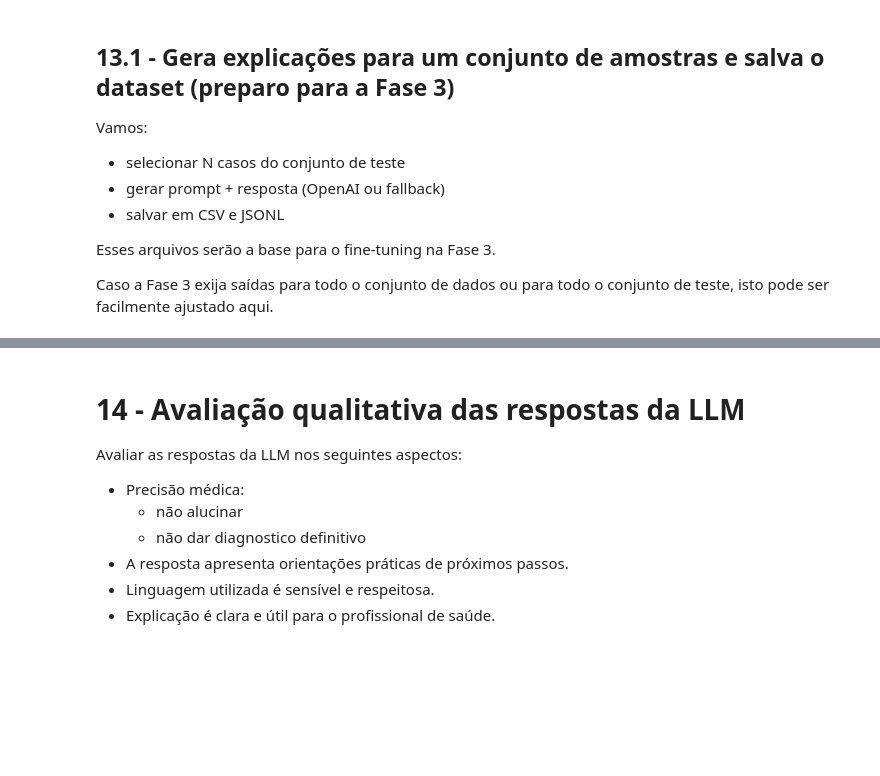
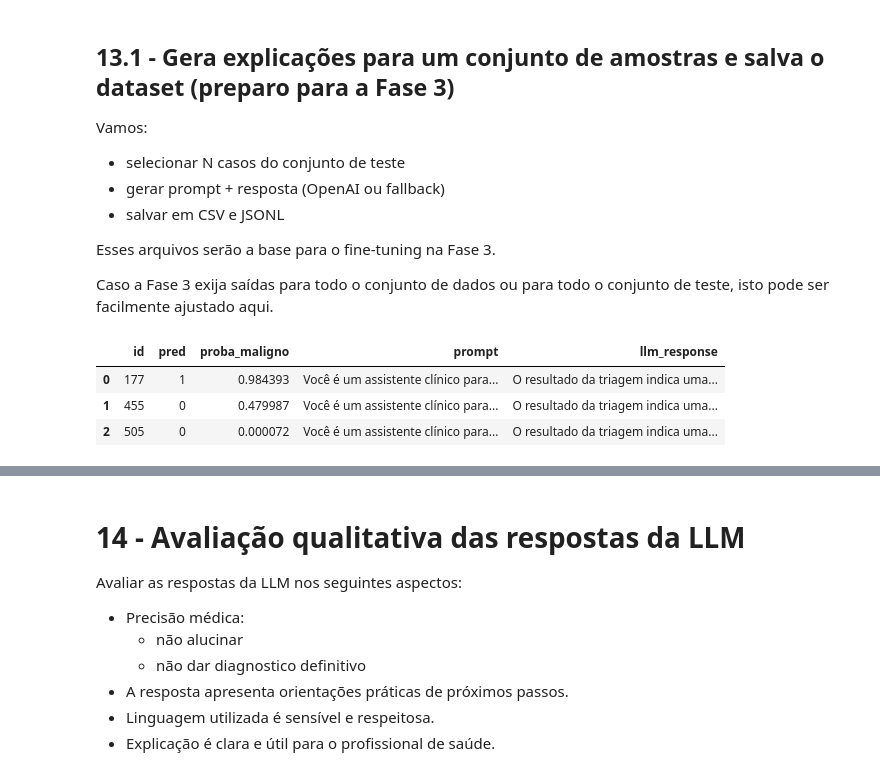
Before and after one commit to marceloklotz/breast-cancer-fiap-segunda-fase, a Jupyter notebook: FIAP_Fase_2.ipynb, the cells around one changed output, grey strips where cells are left out. Cells and saved outputs as stored; diff of their text form; code cells hidden in the pictures; blank space fills up the shorter version.

```diff
--- a/FIAP_Fase_2.ipynb
+++ b/FIAP_Fase_2.ipynb
@@ -1052,15 +1131,8 @@ def llm_explain_openai(prompt: str, model: str = "gpt-4o-mini") -> str:
 
     """Chamada OpenAI. Requer API key salva em OPENAI_API_KEY."""
 
-    # Recupera a chave configurada no painel "Secrets"
-try:
-    OPENAI_API_KEY = userdata.get('OPENAI_API_KEY')
-except userdata.SecretNotFoundError:
-    print("Erro: A chave 'OPENAI_API_KEY' não foi encontrada no menu Secrets.")
-except userdata.NotebookAccessError:
-    print("Erro: O acesso ao Secret não foi autorizado. Ative a chave seletora no menu lateral.")
-
     # Instancia o cliente da OpenAI usando a chave OPENAI_API_KEY.
+    # A chave OPENAI_API_KEY já é definida e verificada globalmente em uma célula anterior.
     client = OpenAI(api_key=OPENAI_API_KEY)
 
     # Envia o prompt para o modelo especificado e solicita uma resposta.
@@ -1084,57 +1156,48 @@ Esses arquivos serão a base para o fine-tuning na Fase 3.
 
 Caso a Fase 3 exija saídas para todo o conjunto de dados ou para todo o conjunto de teste, isto pode ser facilmente ajustado aqui.
 # %%
-# Define o número máximo de amostras que serão enviadas para geração de explicações pela LLM.
-N_SAMPLES = 25  # ajuste conforme necessidade
+import openai
+import os
 
+# Repassa a chave recuperada para o ambiente do sistema e para a biblioteca
+os.environ["OPENAI_API_KEY"] = OPENAI_API_KEY
+openai.api_key = OPENAI_API_KEY
 
-# Seleciona aleatoriamente até N_SAMPLES índices do conjunto de teste para análise.
+# Define o número máximo de amostras
+N_SAMPLES = 25
+
+# Seleciona aleatoriamente os índices
 sample_idx = X_test.sample(n=min(N_SAMPLES, len(X_test)), random_state=RANDOM_STATE).index
 
-# Cria uma lista vazia que armazenará os resultados estruturados de cada caso.
 rows = []
 
-# Itera sobre cada índice selecionado para gerar explicação individual.
 for idx in sample_idx:
-
-    # Recupera a linha correspondente ao caso atual no conjunto de teste.
     x_row = X_test.loc[idx]
-
-    # Realiza a predição da classe (0 ou 1) para o caso atual.
     pred = int(best_pipe.predict(x_row.to_frame().T)[0])
     pred_texto = 'benigno' if pred == 0 else 'maligno'
-
-    # Calcula a probabilidade estimada de malignidade para o caso atual.
     proba = float(best_pipe.predict_proba(x_row.to_frame().T)[0, 1])
 
-    # Formata o prompt substituindo os placeholders pelos valores do caso.
     prompt = PROMPT_TEMPLATE.format(pred=pred_texto, proba=proba)
+
+    # Se o erro persistir, verifique se a função llm_explain_openai
+    # aceita a chave como argumento, ex: llm_explain_openai(prompt, api_key=OPENAI_API_KEY)
     explanation = llm_explain_openai(prompt)
 
-    # Adiciona os resultados do caso atual à lista rows.
     rows.append({
-
-        # Armazena o identificador do caso.
         "id": int(idx),
-
-        # Armazena a classe prevista pelo modelo.
         "pred": pred,
-
-        # Armazena a probabilidade estimada de malignidade.
         "proba_maligno": proba,
-
-        # Armazena o prompt enviado à LLM.
         "prompt": prompt,
-
-        # Armazena a resposta gerada pela LLM.
         "llm_response": explanation
     })
 
-# Converte a lista de resultados em um DataFrame estruturado.
 llm_df = pd.DataFrame(rows)
-
-# Exibe as três primeiras linhas do DataFrame com explicações geradas.
 display(llm_df.head(3))
+# %% [output]
+|  | id | pred | proba_maligno | prompt | llm_response |
+| 0 | 177 | 1 | 0.984393 | Você é um assistente clínico para... | O resultado da triagem indica uma... |
+| 1 | 455 | 0 | 0.479987 | Você é um assistente clínico para... | O resultado da triagem indica uma... |
+| 2 | 505 | 0 | 0.000072 | Você é um assistente clínico para... | O resultado da triagem indica uma... |
 # %%
 # Salvando dataset para Fase 3
 # Define o caminho onde o arquivo CSV com as explicações será salvo.
```
Also changed, not shown: parts of 12 cells of this notebook, 1 other file.
